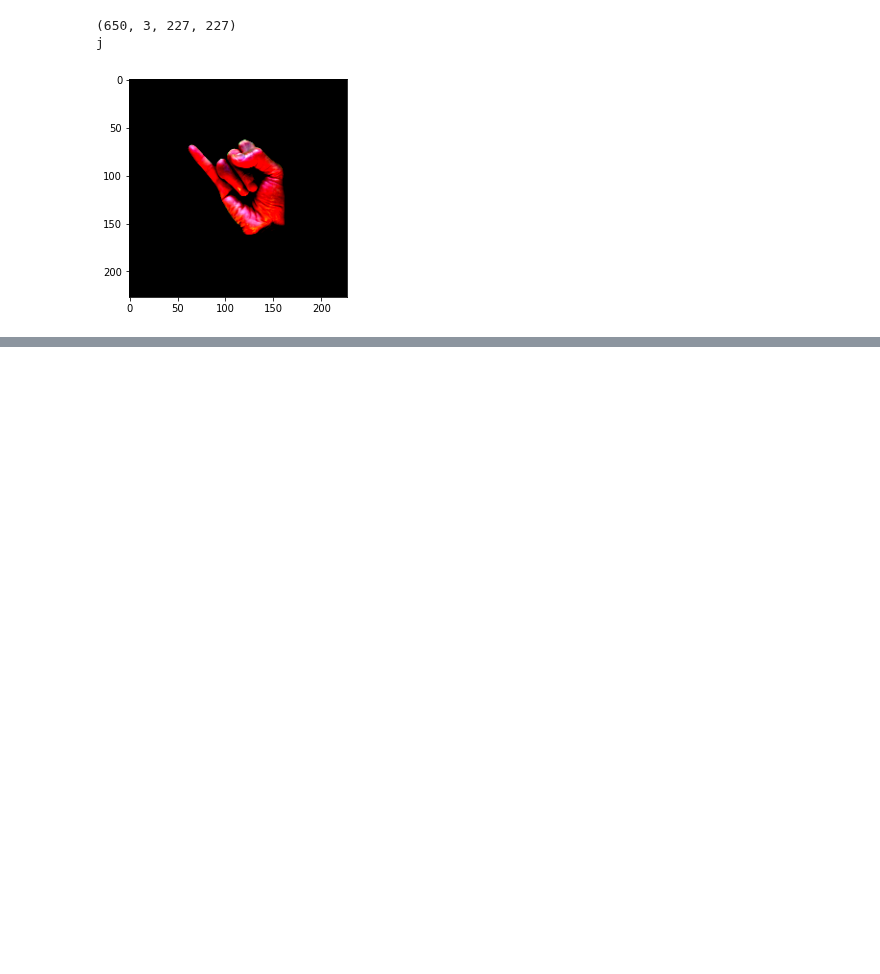
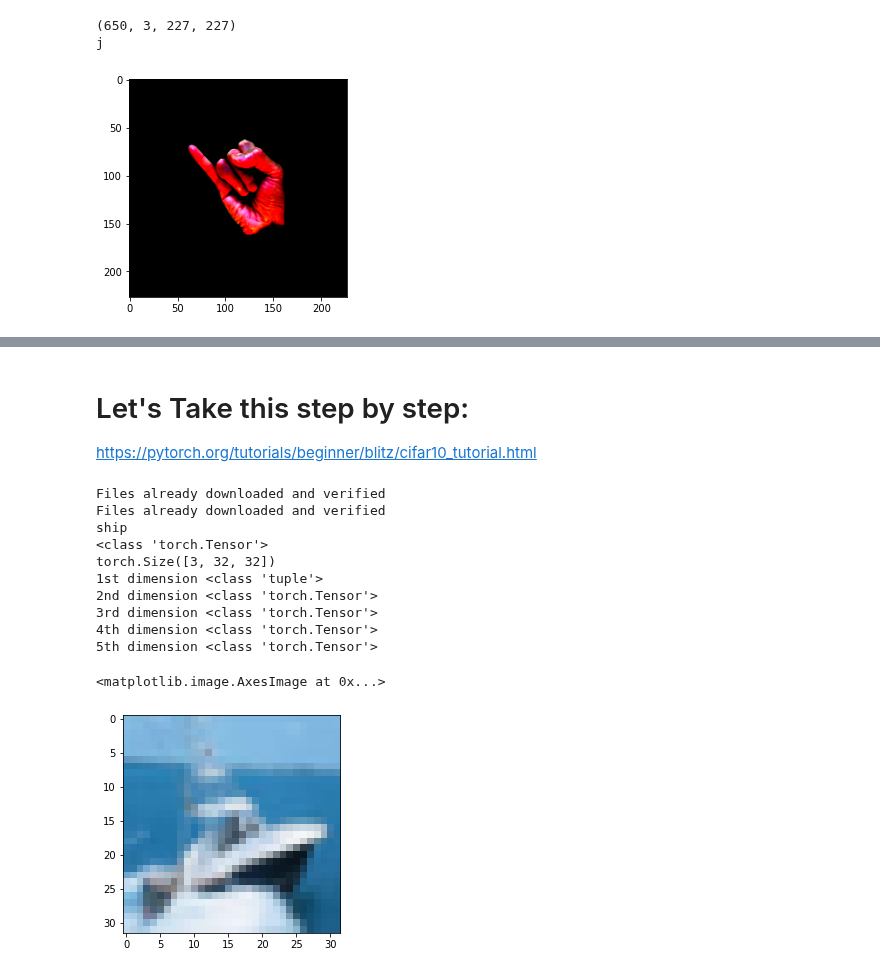
Before and after one commit to swadhwa5/MLFinalProject, a Jupyter notebook: DataAugmentation.ipynb, the cells around one changed output, grey strips where cells are left out. Drawn from its saved outputs; the diff is of its cells as text; code cells hidden in the pictures; blank space fills up the shorter version.

```diff
--- a/DataAugmentation.ipynb
+++ b/DataAugmentation.ipynb
@@ -554,0 +595,4 @@ ModuleNotFoundError: No module named 'alexnet_pytorch'
+# %% [markdown]
+# Let's Take this step by step:
+
+https://pytorch.org/tutorials/beginner/blitz/cifar10_tutorial.html
@@ -554,0 +603,56 @@ ModuleNotFoundError: No module named 'alexnet_pytorch'
+# %%
+## Example online
+transform = transforms.Compose(
+    [transforms.ToTensor(),
+     transforms.Normalize((0.5, 0.5, 0.5), (0.5, 0.5, 0.5))])
+
+batch_size = 1
+
+trainset = torchvision.datasets.CIFAR10(root='./data', train=True,
+                                        download=True, transform=transform)
+trainloader = torch.utils.data.DataLoader(trainset, batch_size=batch_size,
+                                          shuffle=True, num_workers=2)
+
+testset = torchvision.datasets.CIFAR10(root='./data', train=False,
+                                       download=True, transform=transform)
+testloader = torch.utils.data.DataLoader(testset, batch_size=batch_size,
+                                         shuffle=False, num_workers=2)
+
+classes = ('plane', 'car', 'bird', 'cat',
+           'deer', 'dog', 'frog', 'horse', 'ship', 'truck')
+
+
+print(classes[trainset[8][1]])
+print(type(trainset[8][0][0][0][0]))
+imgshow = trainset[8][0] / 2 + 0.5
+print(imgshow.shape)
+
+imgshow = imgshow.numpy()
+
+print(f"1st dimension {type(trainset[8])}")
+print(f"2nd dimension {type(trainset[8][0])}")
+print(f"3rd dimension {type(trainset[8][0][0])}")
+print(f"4th dimension {type(trainset[8][0][0][0])}")
+print(f"5th dimension {type(trainset[8][0][0][0][0])}")
+
+plt.imshow(np.transpose(imgshow, (1, 2, 0)))
+
+## Basically, here is what I got from the online dataset:
+# 1. The first index determines which image sample. Each sample is stored as a tuple
+# 2. The second is the label, which in this case is a car
+# 3. The next is the channels
+# 4. The fourth is the x dimension of the image
+# 5. The fifth is the y dimension of the image
+# %% [output]
+Files already downloaded and verified
+Files already downloaded and verified
+ship
+<class 'torch.Tensor'>
+torch.Size([3, 32, 32])
+1st dimension <class 'tuple'>
+2nd dimension <class 'torch.Tensor'>
+3rd dimension <class 'torch.Tensor'>
+4th dimension <class 'torch.Tensor'>
+5th dimension <class 'torch.Tensor'>
+<matplotlib.image.AxesImage at 0x...>
+[figure, added]
```
Also changed, not shown: parts of 21 cells of this notebook.
